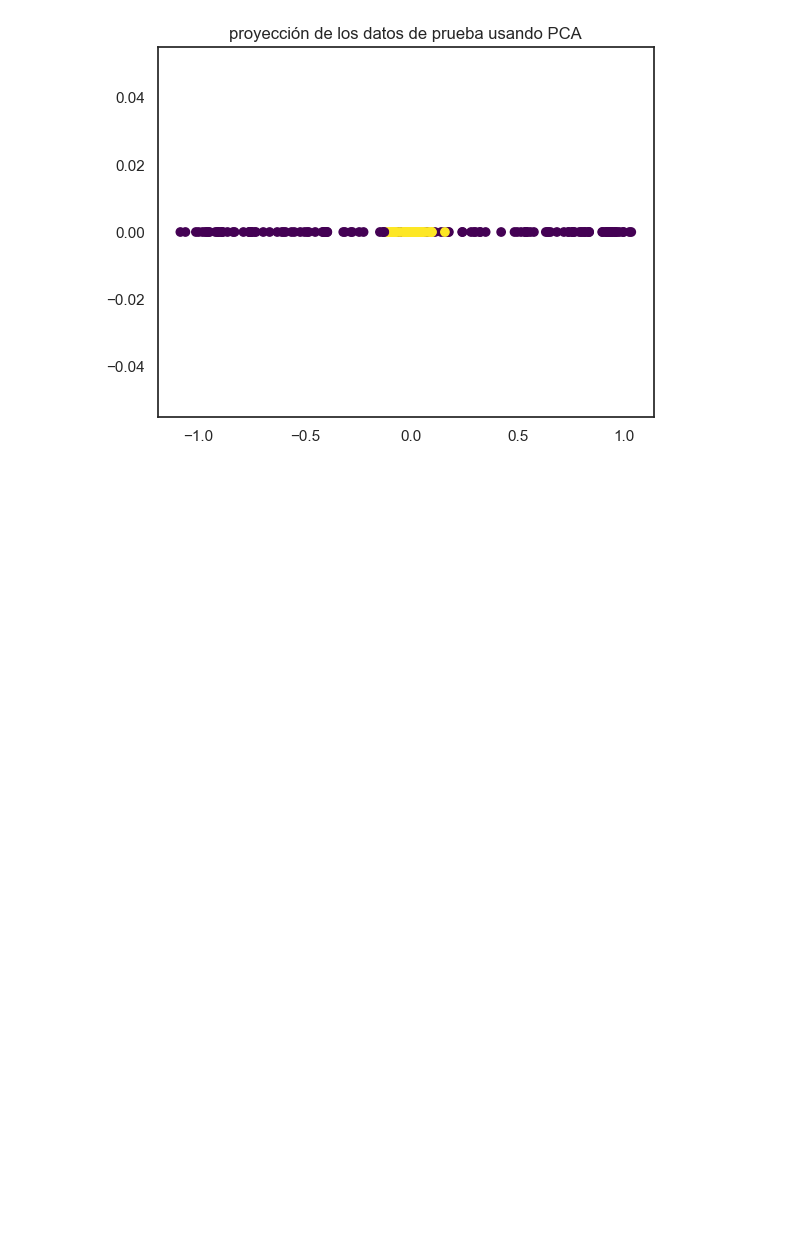
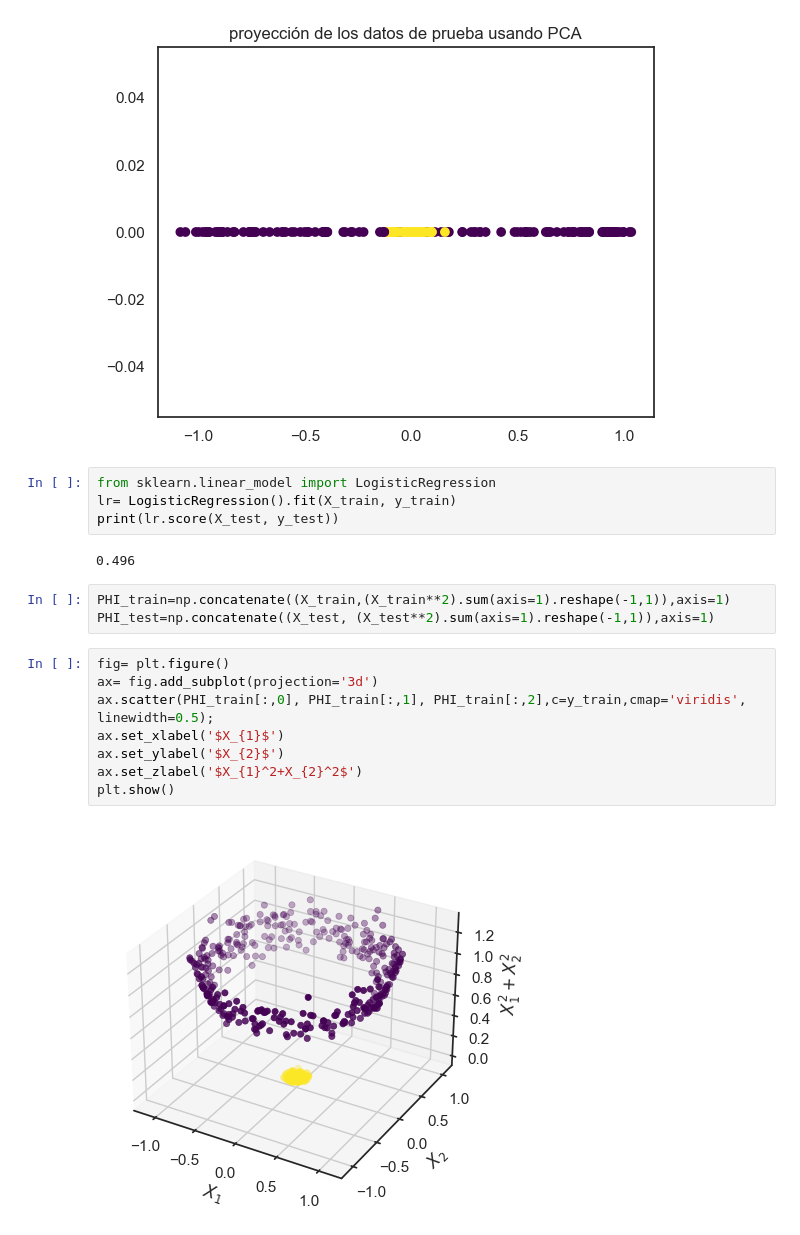
Before and after one commit to MrBloom911/TareasComputacional, a Jupyter notebook: PCA.ipynb, the cells around one changed output. Drawn from its saved outputs; the diff is of its cells as text; blank space fills up the shorter version.

```diff
--- a/PCA.ipynb
+++ b/PCA.ipynb
@@ -92,3 +92,22 @@ plt.title("proyección de los datos de prueba usando PCA")
 # %% [output]
 Text(0.5, 1.0, 'proyección de los datos de prueba usando PCA')
 [figure]
+# %%
+from sklearn.linear_model import LogisticRegression
+lr= LogisticRegression().fit(X_train, y_train)
+print(lr.score(X_test, y_test))
+# %% [output]
+0.496
+# %%
+PHI_train=np.concatenate((X_train,(X_train**2).sum(axis=1).reshape(-1,1)),axis=1)
+PHI_test=np.concatenate((X_test, (X_test**2).sum(axis=1).reshape(-1,1)),axis=1)
+# %%
+fig= plt.figure()
+ax= fig.add_subplot(projection='3d')
+ax.scatter(PHI_train[:,0], PHI_train[:,1], PHI_train[:,2],c=y_train,cmap='viridis', linewidth=0.5);
+ax.set_xlabel('$X_{1}$')
+ax.set_ylabel('$X_{2}$')
+ax.set_zlabel('$X_{1}^2+X_{2}^2$')
+plt.show()
+# %% [output]
+[figure, added]
```
Also changed, not shown: parts of 18 cells of this notebook.
